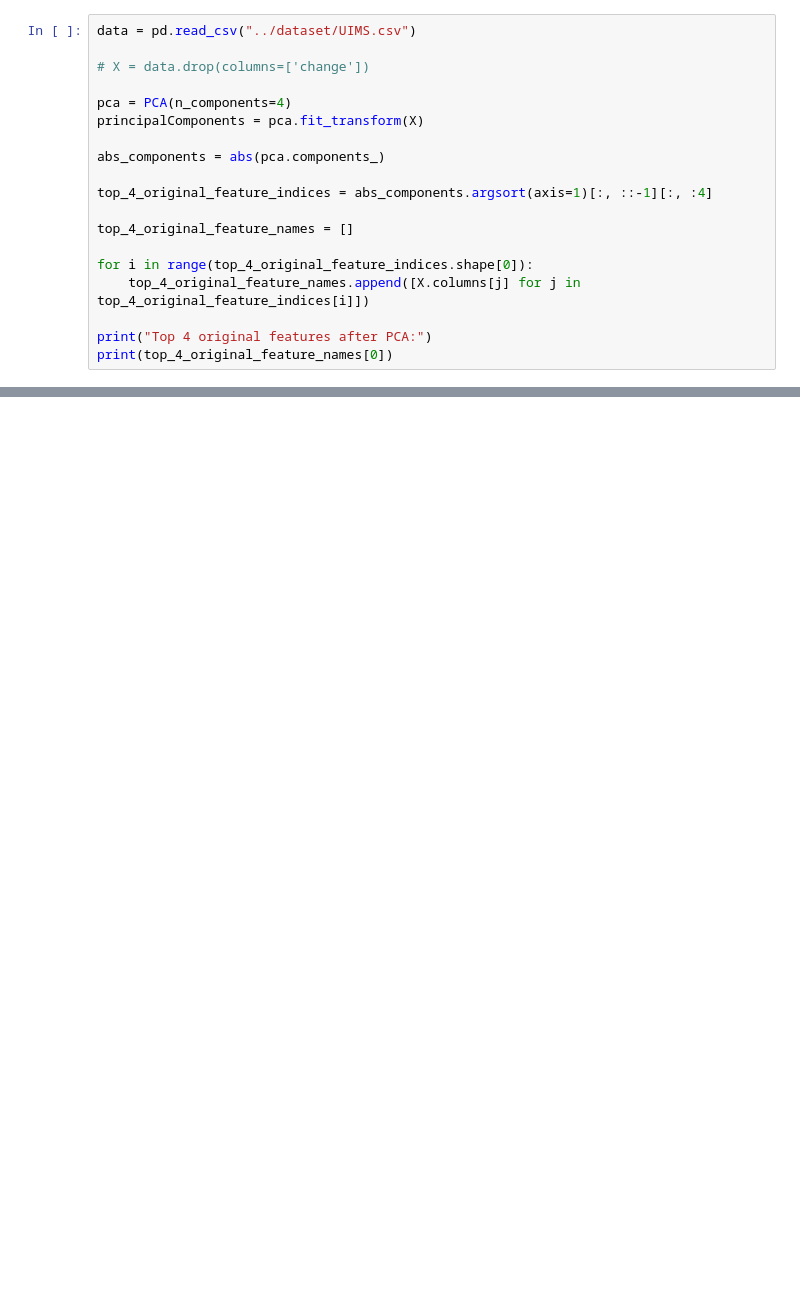
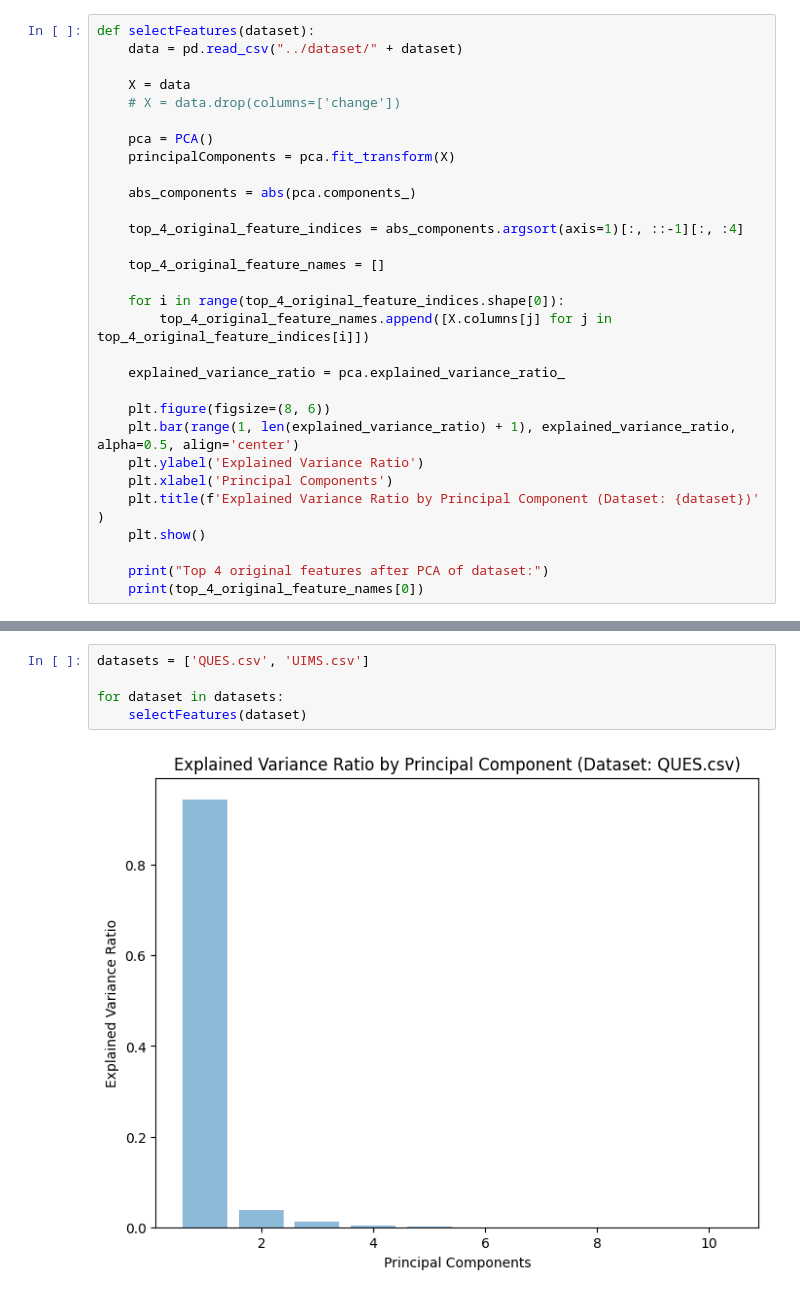
Before and after one commit to VaibhavArora314/MSR-Lab, a Jupyter notebook: Experiment 7/7.ipynb, the cells around one changed output, grey strips where cells are left out. Cells and saved outputs as stored; diff of their text form; blank space fills up the shorter version.

```diff
--- a/Experiment 7/7.ipynb
+++ b/Experiment 7/7.ipynb
@@ -26,19 +5,30 @@ Top 4 original features after PCA:
 # %%
-data = pd.read_csv("../dataset/UIMS.csv")
+def selectFeatures(dataset):
+    data = pd.read_csv("../dataset/" + dataset)
 
-# X = data.drop(columns=['change'])
+    X = data
+    # X = data.drop(columns=['change'])
 
-pca = PCA(n_components=4)
-principalComponents = pca.fit_transform(X)
+    pca = PCA()
+    principalComponents = pca.fit_transform(X)
 
-abs_components = abs(pca.components_)
+    abs_components = abs(pca.components_)
 
-top_4_original_feature_indices = abs_components.argsort(axis=1)[:, ::-1][:, :4]
+    top_4_original_feature_indices = abs_components.argsort(axis=1)[:, ::-1][:, :4]
 
-top_4_original_feature_names = []
+    top_4_original_feature_names = []
 
-for i in range(top_4_original_feature_indices.shape[0]):
-    top_4_original_feature_names.append([X.columns[j] for j in top_4_original_feature_indices[i]])
+    for i in range(top_4_original_feature_indices.shape[0]):
+        top_4_original_feature_names.append([X.columns[j] for j in top_4_original_feature_indices[i]])
 
-print("Top 4 original features after PCA:")
-print(top_4_original_feature_names[0])
+    explained_variance_ratio = pca.explained_variance_ratio_
+
+    plt.figure(figsize=(8, 6))
+    plt.bar(range(1, len(explained_variance_ratio) + 1), explained_variance_ratio, alpha=0.5, align='center')
+    plt.ylabel('Explained Variance Ratio')
+    plt.xlabel('Principal Components')
+    plt.title(f'Explained Variance Ratio by Principal Component (Dataset: {dataset})' )
+    plt.show()
+
+    print("Top 4 original features after PCA of dataset:")
+    print(top_4_original_feature_names[0])
@@ -47,0 +35,7 @@ Top 4 original features after PCA:
+# %%
+datasets = ['QUES.csv', 'UIMS.csv']
+
+for dataset in datasets:
+    selectFeatures(dataset)
+# %% [output]
+[figure, added]
```
Also changed, not shown: parts of 3 cells of this notebook, 14 other files.
